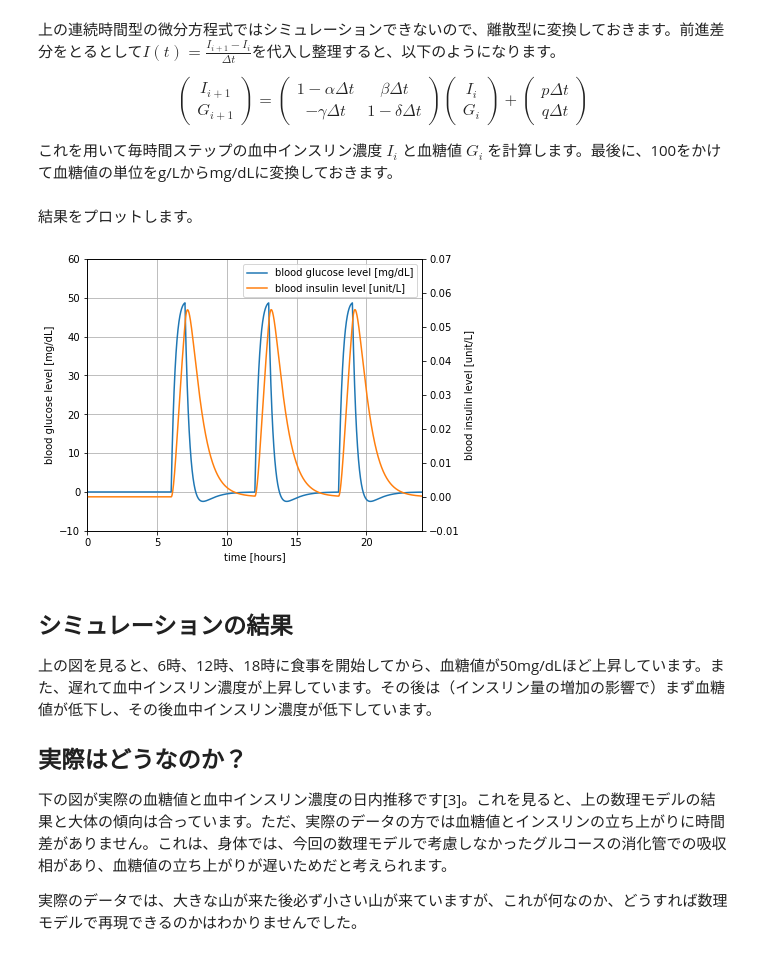
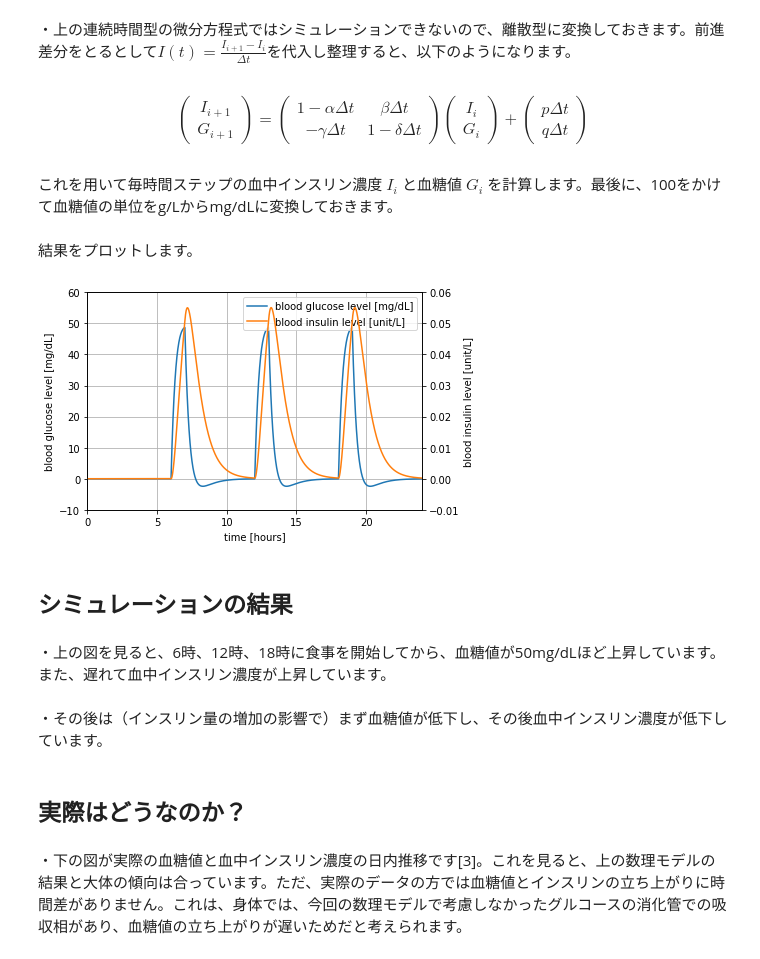
Before and after one commit to oumpy/hp_management, a Jupyter notebook: content/articles/2020sy/blog/bloodsugar_simulation.ipynb, the cells around one changed output. Saved outputs shown, nothing was run; the diff lists cells and outputs as text; code cells hidden in the pictures.

```diff
--- a/content/articles/2020sy/blog/bloodsugar_simulation.ipynb
+++ b/content/articles/2020sy/blog/bloodsugar_simulation.ipynb
@@ -56,9 +65,9 @@ q = np.zeros((1, 2401))
 q[0, 601:700] = 100/60
 q[0, 1201:1300] = 100/60
 q[0, 1801:1900] = 100/60
+# %% [markdown]
+・上の連続時間型の微分方程式ではシミュレーションできないので、離散型に変換しておきます。前進差分をとるとして$I(t) = \frac{I_{i + 1} - I_{i}}{\Delta t}$を代入し整理すると、以下のようになります。
 # %% [markdown]
-上の連続時間型の微分方程式ではシミュレーションできないので、離散型に変換しておきます。前進差分をとるとして$I(t) = \frac{I_{i + 1} - I_{i}}{\Delta t}$を代入し整理すると、以下のようになります。
-
 $$
 \begin{pmatrix}
 I_{i + 1} \\
@@ -79,8 +88,8 @@ p \Delta t \\
 q \Delta t
 \end{pmatrix}
 $$
-
-これを用いて毎時間ステップの血中インスリン濃度 $I_i$ と血糖値 $G_i$ を計算します。最後に、100をかけて血糖値の単位をg/Lからmg/dLに変換しておきます。
+# %% [markdown]
+これを用いて毎時間ステップの血中インスリン濃度 $I_i$ と血糖値 $G_i$ を計算します。最後に、100をかけて血糖値の単位をg/Lからmg/dLに変換しておきます。
 # %%
 A = np.array([[1-alpha*dt, beta*dt], [-gamma*dt, 1-delta*dt]])
 P = np.concatenate((p, q), axis = 0) * dt
@@ -93,35 +102,36 @@ x[1, :] = x[1, :] * 100
 # %% [markdown]
 結果をプロットします。
 # %%
-fig = plt.figure(figsize=(6,5))
+fig = plt.figure()
 ax1 = fig.add_subplot(111)
 ln1 = ax1.plot(t, x[1, :], 'C0', label = "blood glucose level [mg/dL]")
 
 ax2 = ax1.twinx()
 ln2 = plt.plot(t, x[0, :], 'C1',label = "blood insulin level [unit/L]")
 
 h1, l1 = ax1.get_legend_handles_labels()
 h2, l2 = ax2.get_legend_handles_labels()
 ax1.legend(h1+h2, l1+l2, loc='upper right', fontsize=10)
 
 ax1.set_xlabel('time [hours]')
 ax1.set_ylabel(r'blood glucose level [mg/dL]')
 ax1.set_xlim([0,24])
 ax1.set_ylim([-10,60])
-
 ax1.grid(True)
 ax2.set_ylabel(r'blood insulin level [unit/L]')
 ax2.set_xlim([0,24])
-ax2.set_ylim([-0.01,0.07])
+ax2.set_ylim([-0.01,0.06])
 
 plt.show()
 # %% [output]
-[figure, old version]
+[figure, new version]
+# %% [markdown]
+## シミュレーションの結果
+# %% [markdown]
+・上の図を見ると、6時、12時、18時に食事を開始してから、血糖値が50mg/dLほど上昇しています。また、遅れて血中インスリン濃度が上昇しています。
+# %% [markdown]
+・その後は（インスリン量の増加の影響で）まず血糖値が低下し、その後血中インスリン濃度が低下しています。
+# %% [markdown]
+## 実際はどうなのか？
 # %% [markdown]
-## シミュレーションの結果
-上の図を見ると、6時、12時、18時に食事を開始してから、血糖値が50mg/dLほど上昇しています。また、遅れて血中インスリン濃度が上昇しています。その後は（インスリン量の増加の影響で）まず血糖値が低下し、その後血中インスリン濃度が低下しています。
-
-## 実際はどうなのか？
-下の図が実際の血糖値と血中インスリン濃度の日内推移です[3]。これを見ると、上の数理モデルの結果と大体の傾向は合っています。ただ、実際のデータの方では血糖値とインスリンの立ち上がりに時間差がありません。これは、身体では、今回の数理モデルで考慮しなかったグルコースの消化管での吸収相があり、血糖値の立ち上がりが遅いためだと考えられます。
-
-実際のデータでは、大きな山が来た後必ず小さい山が来ていますが、これが何なのか、どうすれば数理モデルで再現できるのかはわかりませんでした。
+・下の図が実際の血糖値と血中インスリン濃度の日内推移です[3]。これを見ると、上の数理モデルの結果と大体の傾向は合っています。ただ、実際のデータの方では血糖値とインスリンの立ち上がりに時間差がありません。これは、身体では、今回の数理モデルで考慮しなかったグルコースの消化管での吸収相があり、血糖値の立ち上がりが遅いためだと考えられます。
```
Also changed, not shown: parts of 32 cells of this notebook.
